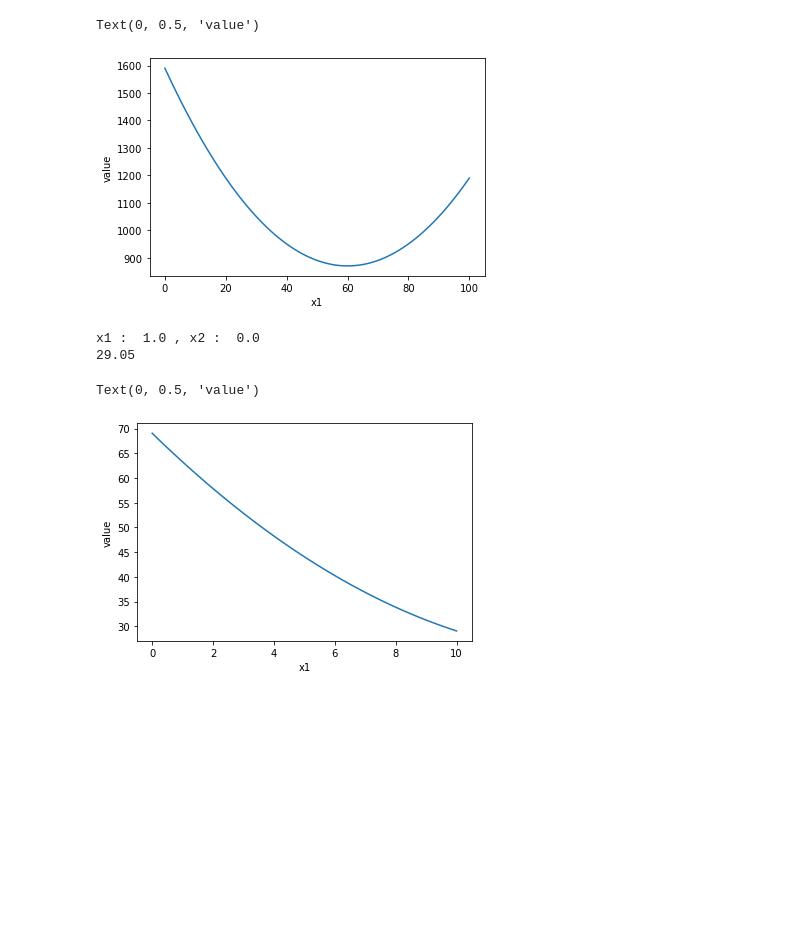
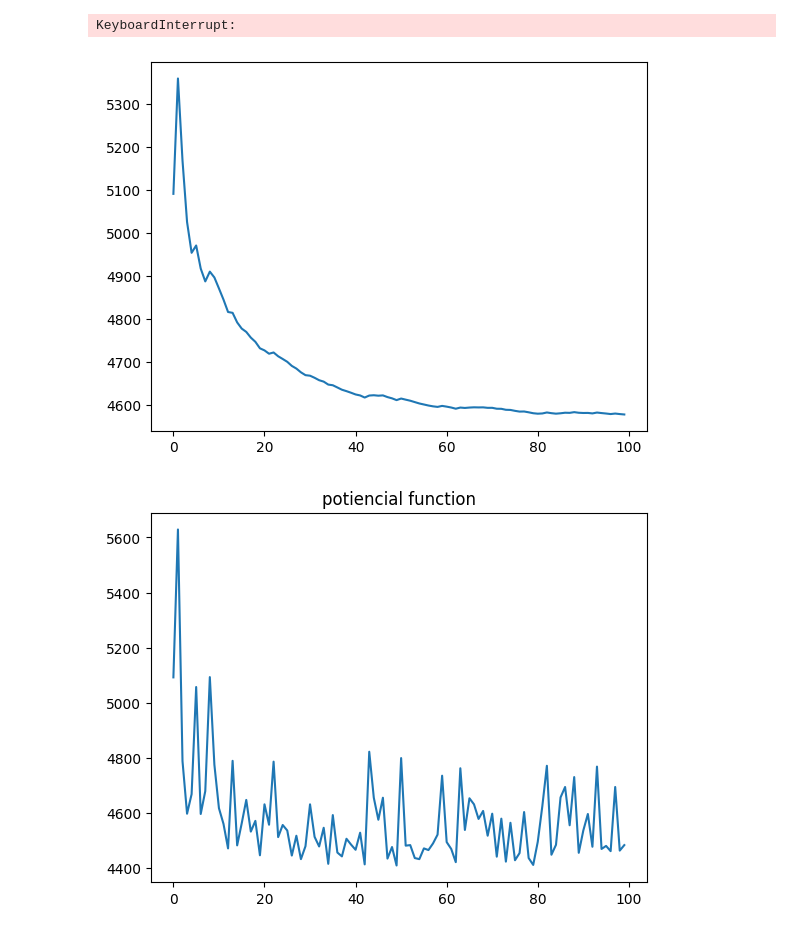
Before and after one commit to mo11om/online_learning_project, a Jupyter notebook: env.ipynb, the cells around one changed output. Saved outputs shown, nothing was run; the diff lists cells and outputs as text; code cells hidden in the pictures; blank space fills up the shorter version.

```diff
--- a/env.ipynb
+++ b/env.ipynb
@@ -52,35 +0,0 @@ x1 :  0.6 , x2 :  0.4
-# %%
-import matplotlib.pyplot as plt
-x1 = np.array([x for x in range(0, 101)])
-y = 2*x1 + 6*(100 - x1) + 0.1*((x1 - 0.5)**2 + ((100 - x1) - 0.5)**2)
-plt.plot(x1, y)
-plt.xlabel("x1")
-plt.ylabel("value")
-# %% [output]
-Text(0, 0.5, 'value')
-[figure, removed]
-# %%
-min_ = 100000
-for i in range(0, 101) :
-    x1 = i/10
-    x2 = 10 - x1
-    if 2*x1 + 6*x2 + 0.1*((x1 - 0.5)**2 + (x2 - 0.5)**2) < min_ :
-        min_ = 2*x1 + 6*x2 + 0.1*((x1 - 0.5)**2 + (x2 - 0.5)**2)
-        best_x1 = x1
-        best_x2 = x2
-
-print('x1 : ', best_x1/10, ', x2 : ', best_x2/10)
-print(2*best_x1 + 6*best_x2 + 0.1*((best_x1 - 0.5)**2 + (best_x2 - 0.5)**2))
-# %% [output]
-x1 :  1.0 , x2 :  0.0
-29.05
-# %%
-import matplotlib.pyplot as plt
-x1 = np.array([x/10 for x in range(0, 101)])
-y = 2*x1 + 6*(10 - x1) + 0.1*((x1 - 0.5)**2 + ((10 - x1) - 0.5)**2)
-plt.plot(x1, y)
-plt.xlabel("x1")
-plt.ylabel("value")
-# %% [output]
-Text(0, 0.5, 'value')
-[figure, removed]
@@ -86,0 +8,35 @@ Text(0, 0.5, 'value')
+# %%
+coefficient =[[3,2], [4,1],[2,4],[6,0]]
+player_number = 100
+path_number = len(coefficient)
+gradient_times = 100
+learn_rate = 0.0005
+T = 100
+scale = 1
+hindsight_real_diff = []
+everage_regret = []
+potential_value = []
+everage_potencial = []
+game = env.congestion_game(coefficient, path_number, player_number)
+for i in range(1, T+1) :
+    game.update_estimate_strategy(gradient_times, learn_rate, scale)
+    game.random_select_cost()
+    game.update_strategy(gradient_times, learn_rate, scale)
+    game.hindsight()
+    hindsight_real_diff.append(game.hindsight_real_diff)
+    everage_regret.append(sum(hindsight_real_diff)/i)#30rounds 1~30
+    potential_value.append(select_path.potential_function(game.total_path_select, game.cost_func))
+    everage_potencial.append(sum(potential_value)/i)
+# print(everage_regret)
+# print(everage_potencial)
+# %% [output]
+KeyboardInterrupt:
+# %%
+plt.plot(range(T), everage_potencial)
+plt.show()
+plt.plot(range(T), potential_value)
+plt.title('potiencial function')
+plt.show()
+# %% [output]
+[figure, added]
+[figure, added]
```
Also changed, not shown: parts of 4 cells of this notebook, 3 other files.
